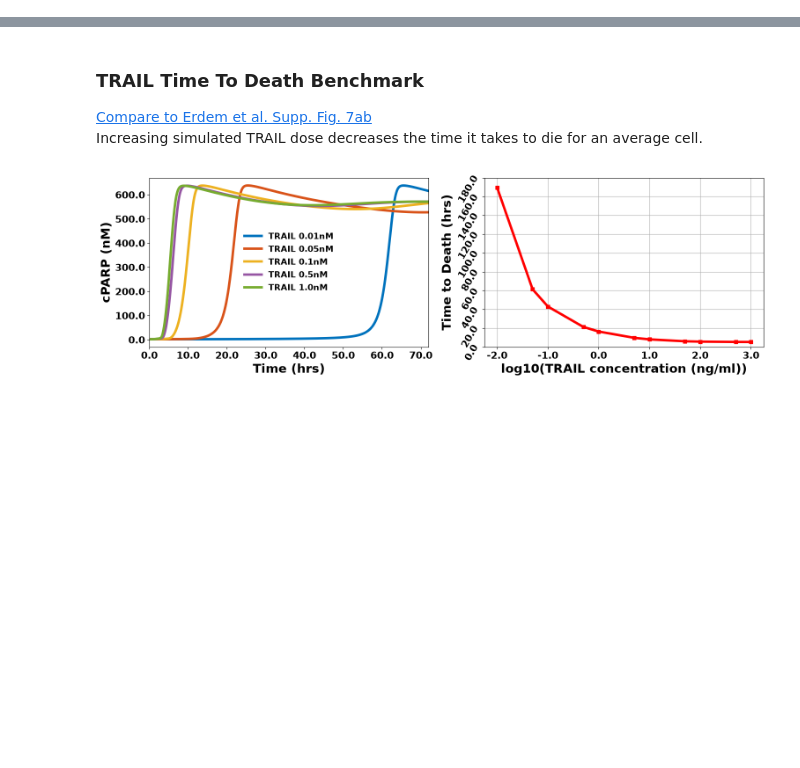
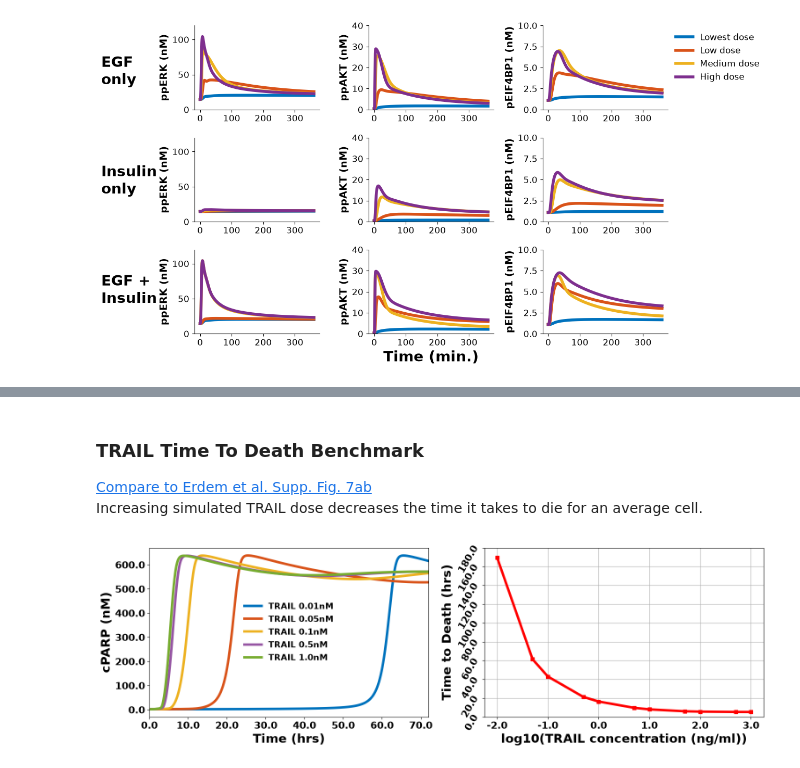
Before and after one commit to SPARCED/Version2, a Jupyter notebook: benchmarks/single_sbml/visualization/plot.ipynb, the cells around one changed output, grey strips where cells are left out. Drawn from its saved outputs; the diff is of its cells as text; code cells hidden in the pictures; blank space fills up the shorter version.

```diff
--- a/benchmarks/single_sbml/visualization/plot.ipynb
+++ b/benchmarks/single_sbml/visualization/plot.ipynb
@@ -48,0 +38,91 @@ def get_data_title():
+# %%
+with open(f'../proliferation-growth/proliferation-growth.pkl', 'rb') as f:
+    data = pickle.load(f)
+
+conditions = list(data['proliferation-growth'].keys())
+
+fig, axs = plt.subplots(3, 3, figsize=(12, 7))
+
+treatments = ['EGF \nonly', 'Insulin \nonly', 'EGF + \nInsulin']
+observables = ['ppERK (nM)', 'ppAKT (nM)', 'pEIF4BP1 (nM)']
+sep_ylims = [120, 40, 10]
+colors = ['#0072bd', '#d95319', '#edb120', '#7e2f8e']
+leg_labels = ['Lowest dose', 'Low dose', 'Medium dose', 'High dose']
+
+# --- ppERK ---
+for condition in conditions[:4]:
+    axs[0, 0].plot(
+        data['proliferation-growth'][condition]['ppERK_total']['time']/60,
+        data['proliferation-growth'][condition]['ppERK_total']['simulation'],
+        linewidth=4, color = colors[conditions.index(condition)],
+        label = leg_labels[conditions.index(condition)])
+    axs[0, 1].plot(
+        data['proliferation-growth'][condition]['ppAKT_total']['time']/60,
+        data['proliferation-growth'][condition]['ppAKT_total']['simulation'],
+        linewidth=4, color = colors[conditions.index(condition)],
+        label = leg_labels[conditions.index(condition)])
+    axs[0, 2].plot(
+        data['proliferation-growth'][condition]['pEIF4BP1_total']['time']/60,
+        data['proliferation-growth'][condition]['pEIF4BP1_total']['simulation'],
+        linewidth=4, color = colors[conditions.index(condition)],
+        label = leg_labels[conditions.index(condition)])
+
+# --- ppAKT ---
+for condition in conditions[4:8]:
+    idx = conditions.index(condition) - 4
+    axs[1, 0].plot(
+        data['proliferation-growth'][condition]['ppERK_total']['time']/60,
+        data['proliferation-growth'][condition]['ppERK_total']['simulation'],
+        linewidth=4, color = colors[idx], label = leg_labels[idx])
+    axs[1, 1].plot(
+        data['proliferation-growth'][condition]['ppAKT_total']['time']/60,
+        data['proliferation-growth'][condition]['ppAKT_total']['simulation'],
+        linewidth=4, color = colors[idx], label = leg_labels[idx])
+    axs[1, 2].plot(
+        data['proliferation-growth'][condition]['pEIF4BP1_total']['time']/60,
+        data['proliferation-growth'][condition]['pEIF4BP1_total']['simulation'],
+        linewidth=4, color = colors[idx], label = leg_labels[idx])
+
+# --- pEIF4EBP1 ---
+for condition in conditions[8:12]:
+    idx = conditions.index(condition) - 8
+    axs[2, 0].plot(
+        data['proliferation-growth'][condition]['ppERK_total']['time']/60,
+        data['proliferation-growth'][condition]['ppERK_total']['simulation'],
+        linewidth=4, color = colors[idx], label = leg_labels[idx])
+    axs[2, 1].plot(
+        data['proliferation-growth'][condition]['ppAKT_total']['time']/60,
+        data['proliferation-growth'][condition]['ppAKT_total']['simulation'],
+        linewidth=4, color = colors[idx], label = leg_labels[idx])
+    axs[2, 2].plot(
+        data['proliferation-growth'][condition]['pEIF4BP1_total']['time']/60,
+        data['proliferation-growth'][condition]['pEIF4BP1_total']['simulation'],
+        linewidth=4, color = colors[idx], label = leg_labels[idx])
+
+# --- axis labels, limits, and despine ---
+for i in range(3):
+    for j in range(3):
+        axs[i, j].set_ylim(0, sep_ylims[j])
+        sns.despine(ax=axs[i, j], right=True, top=True)
+        axs[i, j].set_ylabel(observables[j], fontsize = 14, weight = 'bold', rotation = 90)
+
+# --- x-axis label for center bottom row ---
+axs[2, 1].set_xlabel('Time (min.)', fontsize=20, weight='bold')
+
+# --- legend outside top-right plot ---
+axs[0, 2].legend(
+    labels=leg_labels,
+    frameon=False,
+    bbox_to_anchor=(1, 1),
+    loc='upper left'
+)
+
+fig.text(-0.075, 0.8, treatments[0], fontsize=20, weight='bold')
+fig.text(-0.075, 0.5, treatments[1], fontsize=20, weight='bold')
+fig.text(-0.075, 0.2, treatments[2], fontsize=20, weight='bold')
+
+plt.tight_layout()
+plt.savefig(f'./proliferation-growth.png', dpi=300, bbox_inches='tight')
+plt.show()
+# %% [output]
+[figure, added]
```
Also changed, not shown: parts of 10 cells of this notebook, 14 other files.
